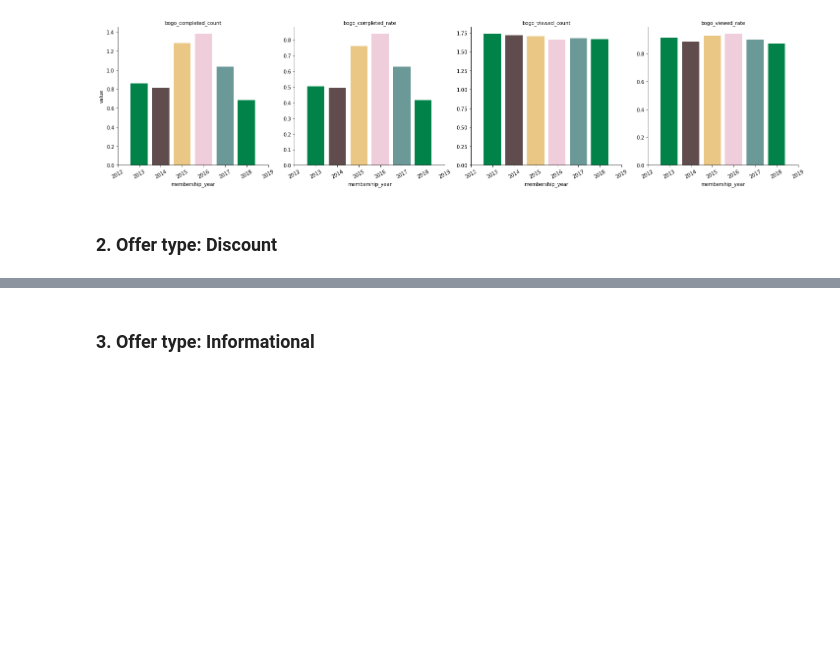
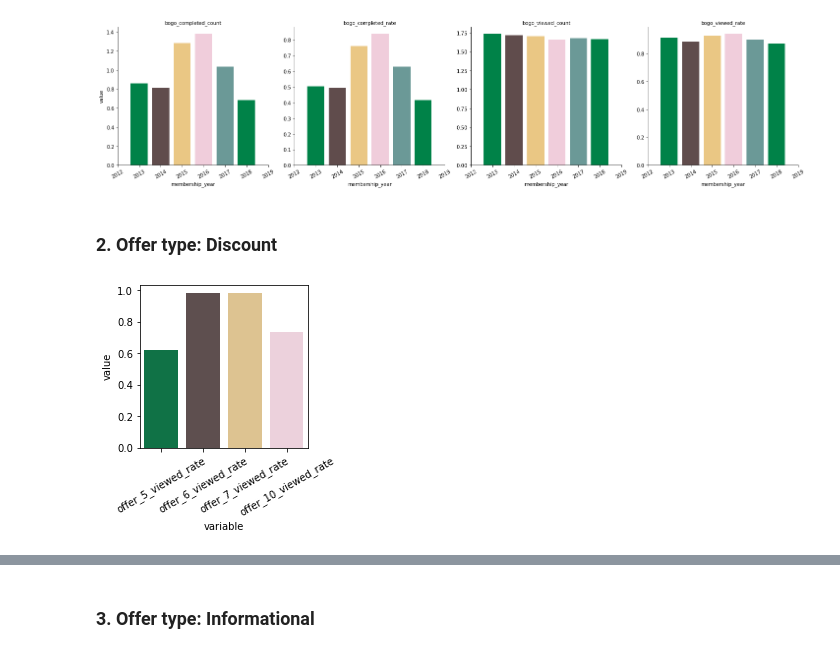
Before and after one commit to Arjunar92/Starbucks_Customer_Segmentation_Project, a Jupyter notebook: Starbucks_Customer_Segmentation_012821a.ipynb, the cells around one changed output, grey strips where cells are left out. Cells and saved outputs as stored; diff of their text form; code cells hidden in the pictures; blank space fills up the shorter version.

```diff
--- a/Starbucks_Customer_Segmentation_012821a.ipynb
+++ b/Starbucks_Customer_Segmentation_012821a.ipynb
@@ -515,18 +536,14 @@ offer_discount = profile_offer[['customer_id','discount_received_count','discoun
  'discount_completed_count','discount_viewed_rate','discount_completed_rate']]
 # %%
 
-offer_bogo_data_completed = profile_offer[['offer_5_completed_rate',
+offer_discount_data_completed = profile_offer[['customer_id','offer_5_completed_rate',
  'offer_6_completed_rate','offer_7_completed_rate','offer_10_completed_rate']]
 
-offer_bogo_data_viewed = profile_offer[['offer_5_viewed_rate',
+offer_discount_data_viewed = profile_offer[['customer_id','offer_5_viewed_rate',
  'offer_6_viewed_rate','offer_7_viewed_rate','offer_10_viewed_rate']]
 # %%
 #Analyze Offer viewed rate
-
-df = plot_data_overall(offer_bogo_data_completed  , 4, 30, ['offer_5_viewed_rate',
+df = plot_data_overall(offer_discount_data_viewed , 4, 30, ['offer_5_viewed_rate',
  'offer_6_viewed_rate','offer_7_viewed_rate','offer_10_viewed_rate'])
-
-#Analyze Offer completed rate
-
-df = plot_data_overall(offer_bogo_data_completed  , 4, 30, ['offer_5_completed_rate',
- 'offer_6_completed_rate','offer_7_completed_rate','offer_10_completed_rate'])
+# %% [output]
+[figure, added]
```
Also changed, not shown: parts of 31 cells of this notebook, 1 other file.
